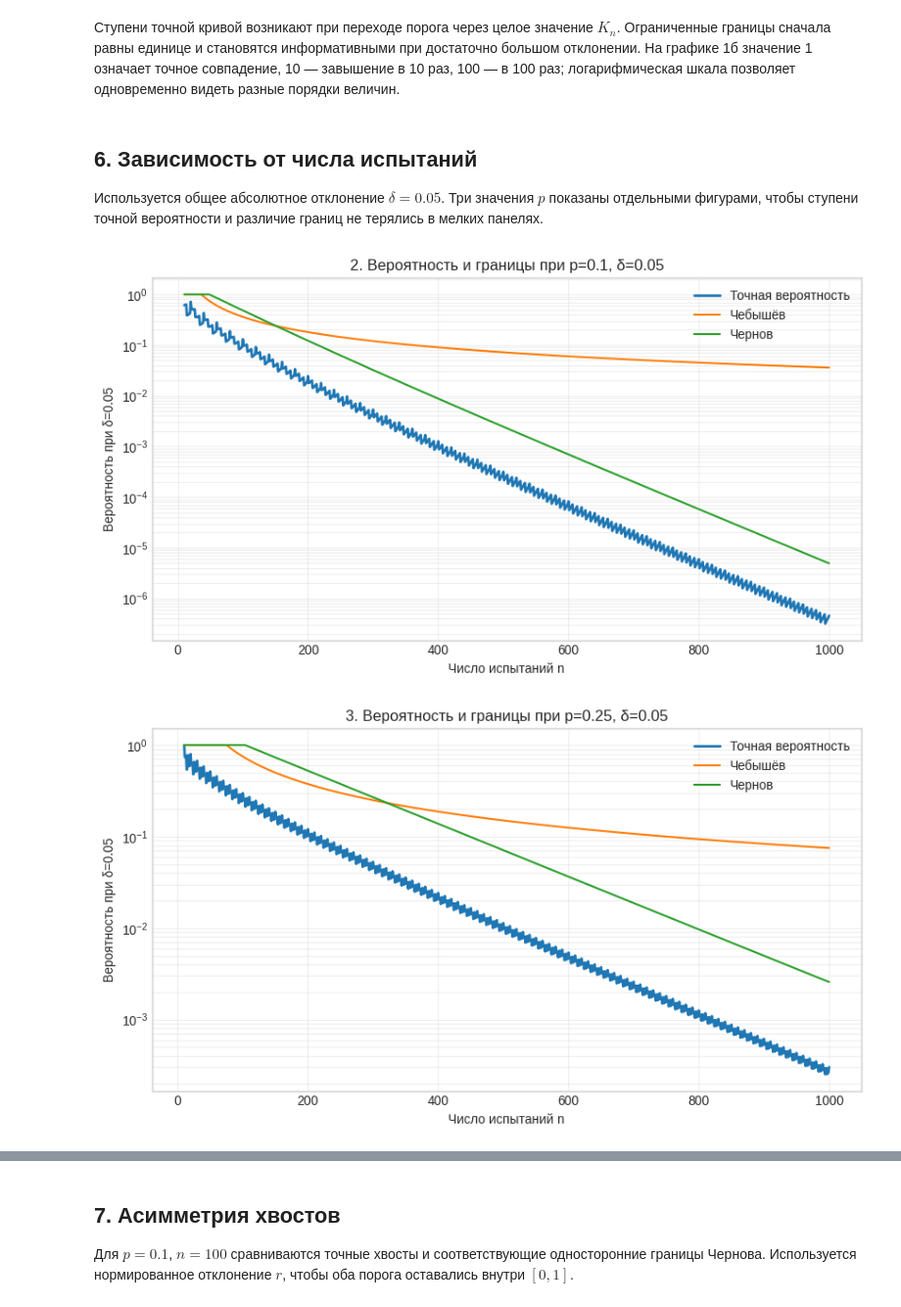
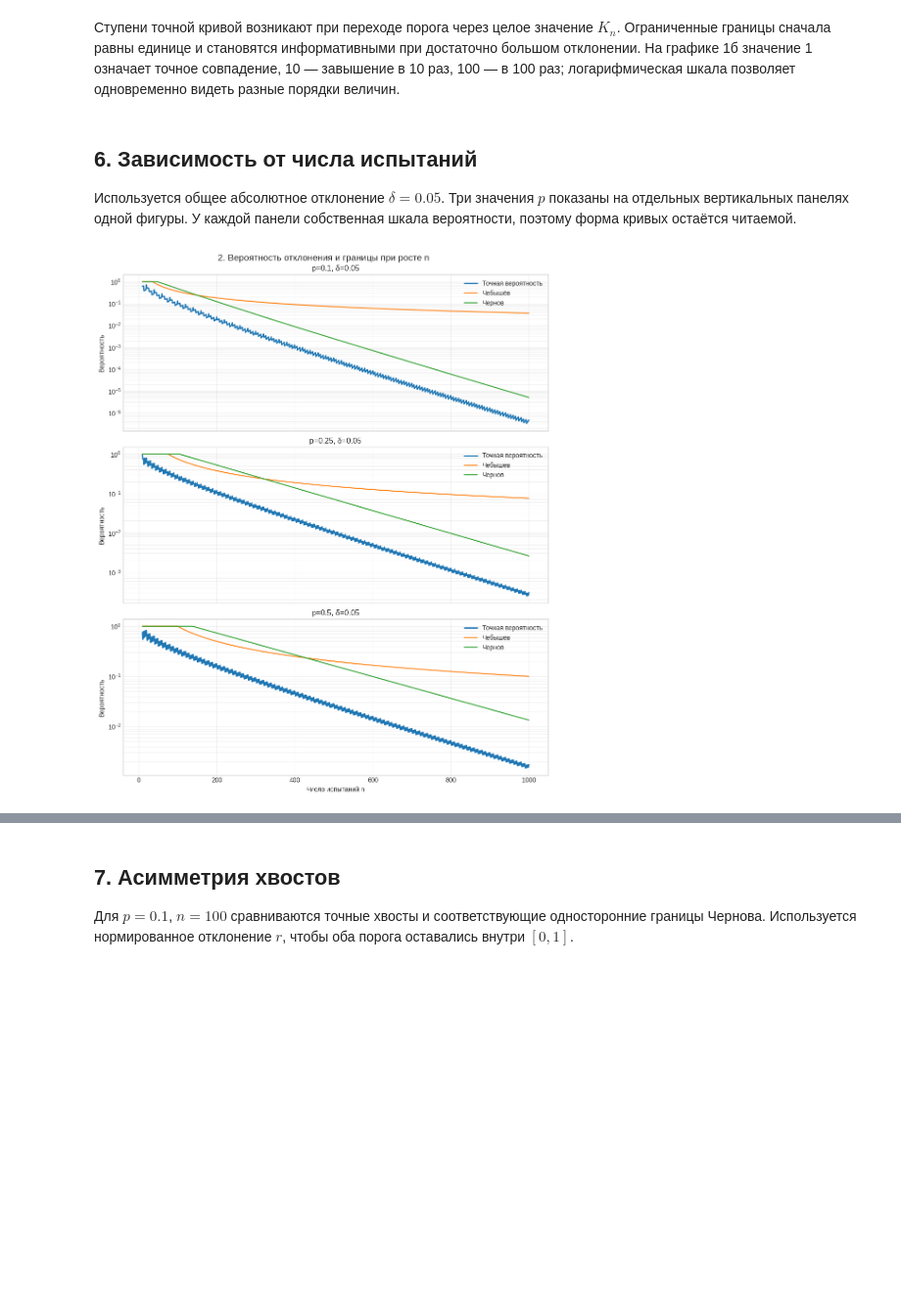
Before and after one commit to frest1ler/information_theory, a Jupyter notebook: part_1/chebyshev_chernoff_bounds.ipynb, the cells around one changed output, grey strips where cells are left out. Shown at 98% size. Drawn from its saved outputs; the diff is of its cells as text; code cells hidden in the pictures; blank space fills up the shorter version.

Commit message:
Simplify bounds research to three main figures

```diff
--- a/part_1/chebyshev_chernoff_bounds.ipynb
+++ b/part_1/chebyshev_chernoff_bounds.ipynb
@@ -248,21 +208,24 @@ display(comparison_table[["p","n","delta","probability","cheb_raw","cheb","chern
 # %% [markdown]
 ## 6. Зависимость от числа испытаний
 
-Используется общее абсолютное отклонение $\delta=0.05$. Три значения $p$ показаны отдельными фигурами, чтобы ступени точной вероятности и различие границ не терялись в мелких панелях.
+Используется общее абсолютное отклонение $\delta=0.05$. Три значения $p$ показаны на отдельных вертикальных панелях одной фигуры. У каждой панели собственная шкала вероятности, поэтому форма кривых остаётся читаемой.
 # %%
 n_grid=np.arange(10,1001)
-n_data=[]
-for number,p in enumerate([.1,.25,.5],start=2):
-    d=pd.DataFrame([comparison_metrics(int(n),p,.05) for n in n_grid])
-    d["source_p"]=p;n_data.append(d)
-    plt.figure(figsize=(8.5,4.8))
-    plt.plot(d.n,d.probability,label="Точная вероятность",linewidth=2)
-    plt.plot(d.n,d.cheb,label="Чебышёв")
-    plt.plot(d.n,d.chern,label="Чернов")
-    plt.yscale("log");plt.xlabel("Число испытаний n");plt.ylabel("Вероятность при δ=0.05")
-    plt.title(f"{number}. Вероятность и границы при p={p}, δ=0.05")
-    plt.legend();plt.grid(True,which="both",alpha=.3);plt.tight_layout();plt.show()
-n_data=pd.concat(n_data,ignore_index=True)
+fig,axes=plt.subplots(3,1,figsize=(10,12),sharex=True)
+for ax,p in zip(axes,[.1,.25,.5]):
+    curves=np.array([(exact_tails(int(n),p,.05)["probability"],
+                      chebyshev_bound(int(n),p,.05),
+                      chernoff_bound(int(n),p,.05)["bound"]) for n in n_grid])
+    ax.plot(n_grid,curves[:,0],label="Точная вероятность",linewidth=2)
+    ax.plot(n_grid,curves[:,1],label="Чебышёв")
+    ax.plot(n_grid,curves[:,2],label="Чернов")
+    ax.set_yscale("log")
+    ax.set_ylabel("Вероятность")
+    ax.set_title(f"p={p}, δ=0.05")
+    ax.legend(loc="upper right")
+    ax.grid(True,which="both",alpha=.3)
+axes[-1].set_xlabel("Число испытаний n")
+fig.suptitle("2. Вероятность отклонения и границы при росте n",fontsize=14)
+plt.tight_layout();plt.show()
 # %% [output]
-[figure, old version]
+[figure, new version]
-[figure, removed]
```
Also changed, not shown: parts of 25 cells of this notebook, 1 other file.
